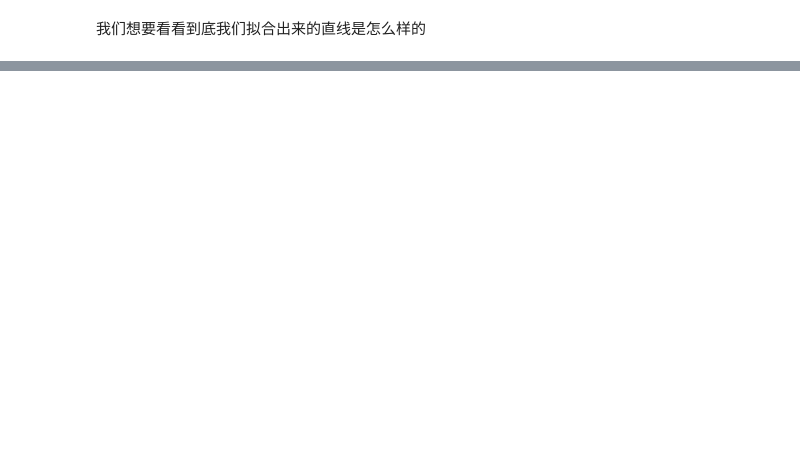
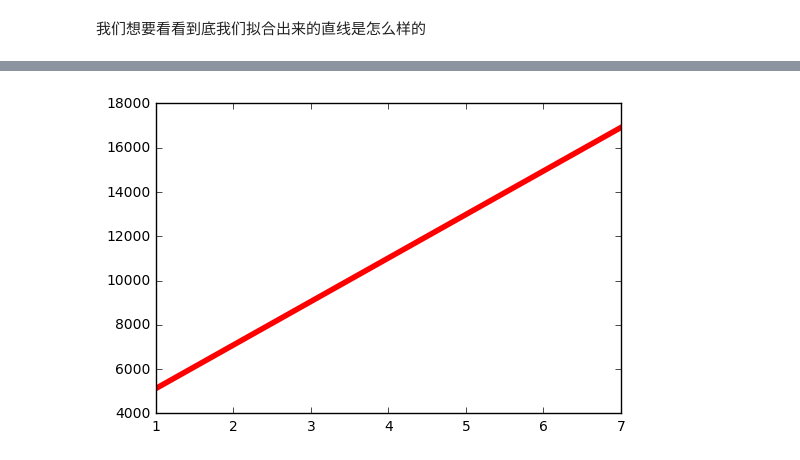
Before and after one commit to HosinPrime/linerRegression, a Jupyter notebook: linerRegression.ipynb, the cells around one changed output, grey strips where cells are left out. Drawn from its saved outputs; the diff is of its cells as text; code cells hidden in the pictures; blank space fills up the shorter version.

```diff
--- a/linerRegression.ipynb
+++ b/linerRegression.ipynb
@@ -54,4 +71,6 @@ plt.show()
 # %%
-plt.plot(X_parameter,regr.predict(X_parameter),color='red',linewidth=4)
+plt.plot(x,regr.predict(x),color='red',linewidth=4)
 plt.show()
+# %% [output]
+[figure, added]
 # %%
```
Also changed, not shown: parts of 42 cells of this notebook, 3 other files.
